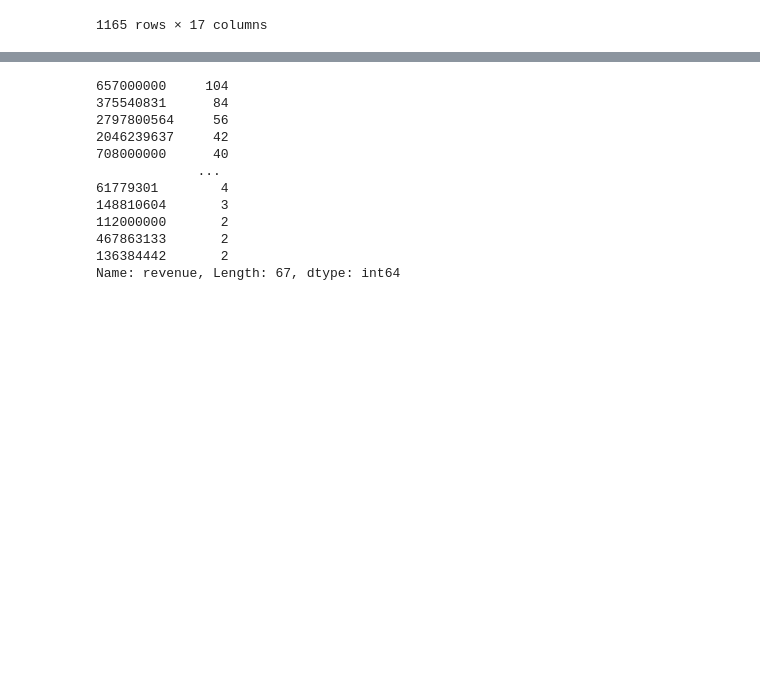
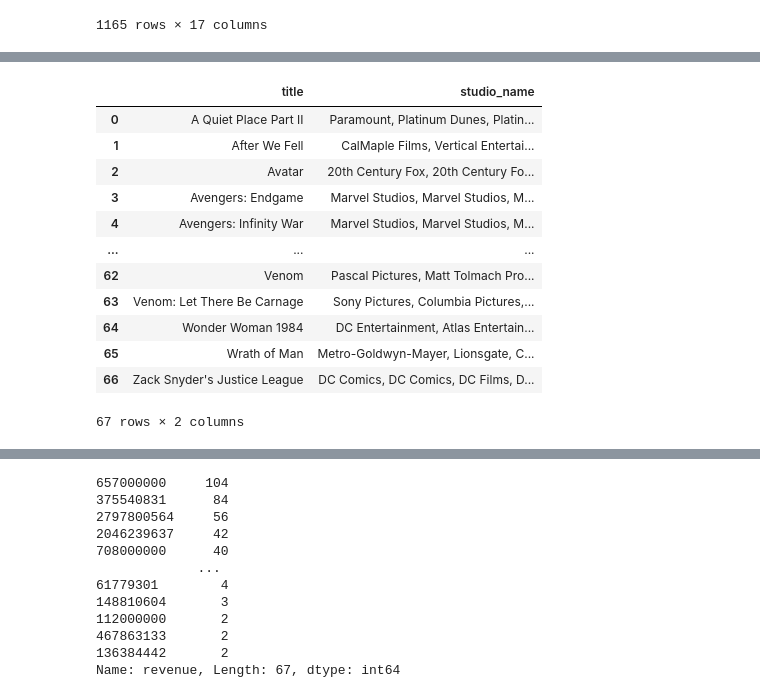
Before and after one commit to a-lau-gonza/The-Final-Project_F-PALS, a Jupyter notebook: Tables/ensemble.ipynb, the cells around one changed output, grey strips where cells are left out. Cells and saved outputs as stored; diff of their text form; code cells hidden in the pictures; blank space fills up the shorter version.

```diff
--- a/Tables/ensemble.ipynb
+++ b/Tables/ensemble.ipynb
@@ -74,0 +96,23 @@ noID_df
+# %%
+# trying out grouping
+grouped_df = noID_df.groupby('title')
+
+grouped_lists = grouped_df['studio_name'].agg(lambda column: ", ".join(column))
+
+grouped_lists = grouped_lists.reset_index(name='studio_name')
+
+grouped_lists
+# %% [output]
+|  | title | studio_name |
+| 0 | A Quiet Place Part II | Paramount, Platinum Dunes, Platin... |
+| 1 | After We Fell | CalMaple Films, Vertical Entertai... |
+| 2 | Avatar | 20th Century Fox, 20th Century Fo... |
+| 3 | Avengers: Endgame | Marvel Studios, Marvel Studios, M... |
+| 4 | Avengers: Infinity War | Marvel Studios, Marvel Studios, M... |
+| ... | ... | ... |
+| 62 | Venom | Pascal Pictures, Matt Tolmach Pro... |
+| 63 | Venom: Let There Be Carnage | Sony Pictures, Columbia Pictures,... |
+| 64 | Wonder Woman 1984 | DC Entertainment, Atlas Entertain... |
+| 65 | Wrath of Man | Metro-Goldwyn-Mayer, Lionsgate, C... |
+| 66 | Zack Snyder's Justice League | DC Comics, DC Comics, DC Films, D... |
+67 rows × 2 columns
```
Also changed, not shown: parts of 11 cells of this notebook, 1 other file.
